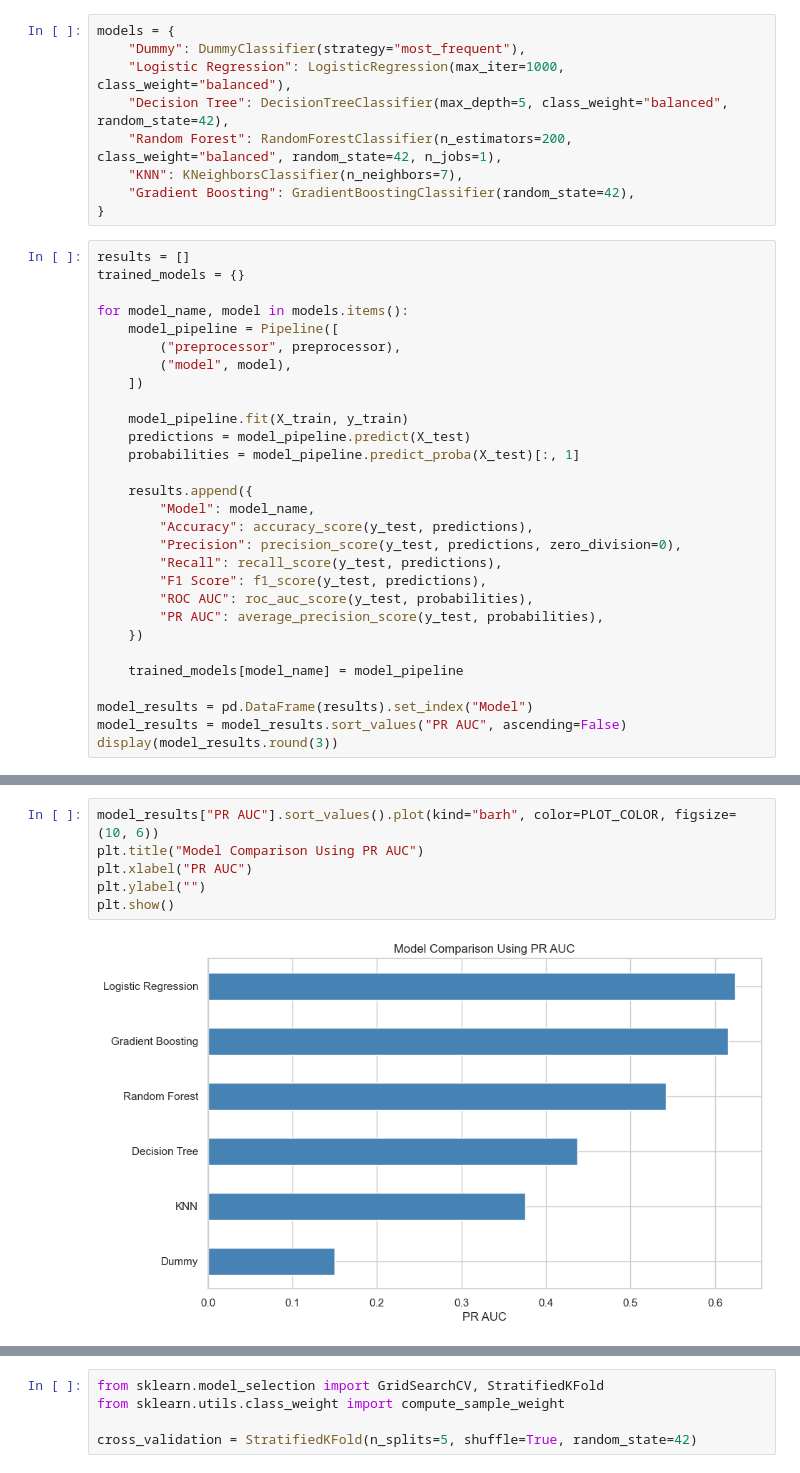
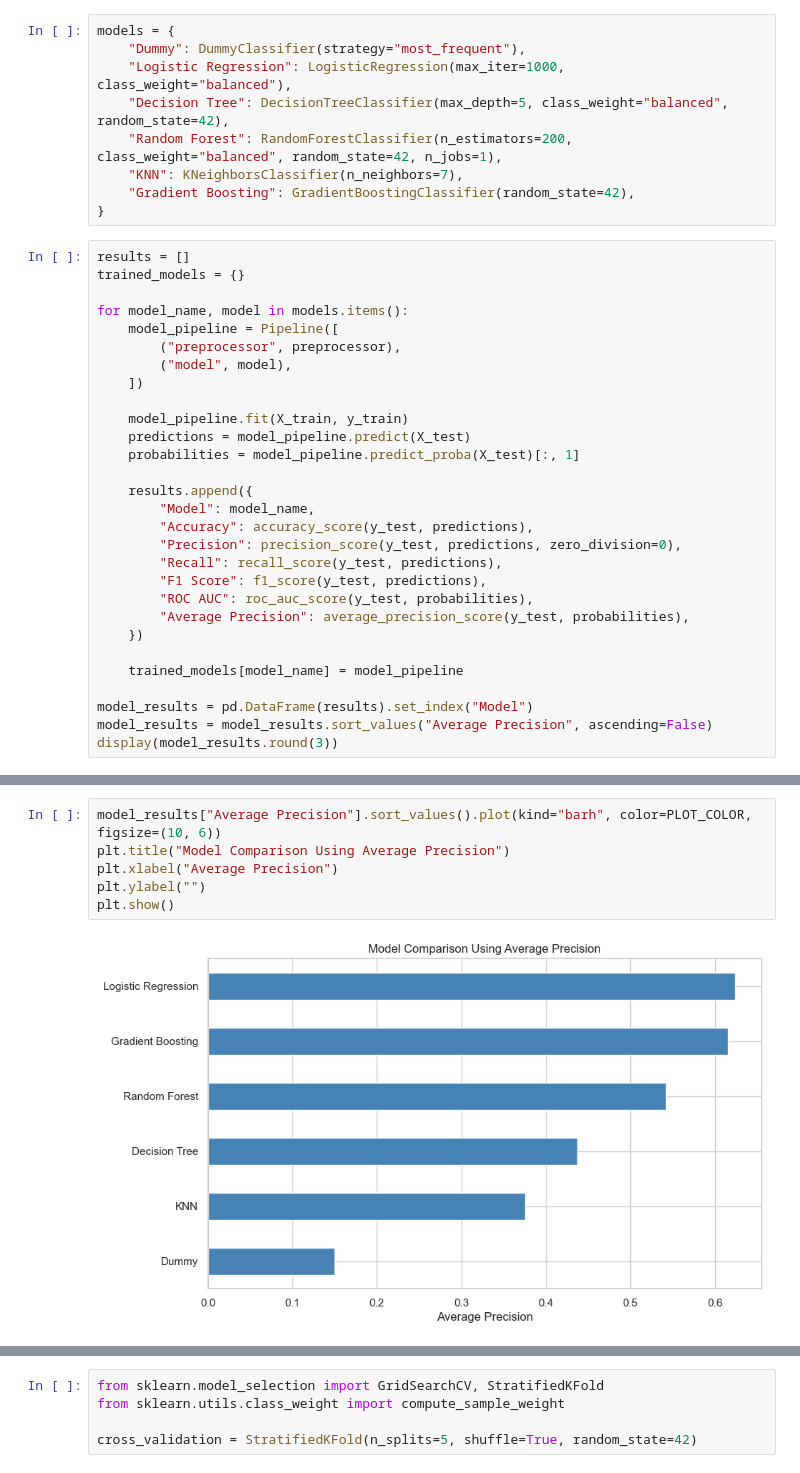
Before and after one commit to onazor/machine-learning-projects, a Jupyter notebook: campaign-analysis/main.ipynb, the cells around one changed output, grey strips where cells are left out. Cells and saved outputs as stored; diff of their text form.

```diff
--- a/campaign-analysis/main.ipynb
+++ b/campaign-analysis/main.ipynb
@@ -411,12 +411,12 @@ for model_name, model in models.items():
         "Recall": recall_score(y_test, predictions),
         "F1 Score": f1_score(y_test, predictions),
         "ROC AUC": roc_auc_score(y_test, probabilities),
-        "PR AUC": average_precision_score(y_test, probabilities),
+        "Average Precision": average_precision_score(y_test, probabilities),
     })
 
     trained_models[model_name] = model_pipeline
 
 model_results = pd.DataFrame(results).set_index("Model")
-model_results = model_results.sort_values("PR AUC", ascending=False)
+model_results = model_results.sort_values("Average Precision", ascending=False)
 display(model_results.round(3))
 # %% [output]
@@ -429,13 +429,13 @@ display(model_results.round(3))
 | KNN | 0.859 | 0.600 | 0.179 | 0.276 | 0.774 | 0.376 |
 | Dummy | 0.850 | 0.000 | 0.000 | 0.000 | 0.500 | 0.150 |
 # %%
-model_results["PR AUC"].sort_values().plot(kind="barh", color=PLOT_COLOR, figsize=(10, 6))
-plt.title("Model Comparison Using PR AUC")
-plt.xlabel("PR AUC")
+model_results["Average Precision"].sort_values().plot(kind="barh", color=PLOT_COLOR, figsize=(10, 6))
+plt.title("Model Comparison Using Average Precision")
+plt.xlabel("Average Precision")
 plt.ylabel("")
 plt.show()
 # %% [output]
-[figure, old version]
+[figure, new version]
 # %% [markdown]
 ### Comments on the initial model results
 
```
Also changed, not shown: parts of 19 cells of this notebook.
